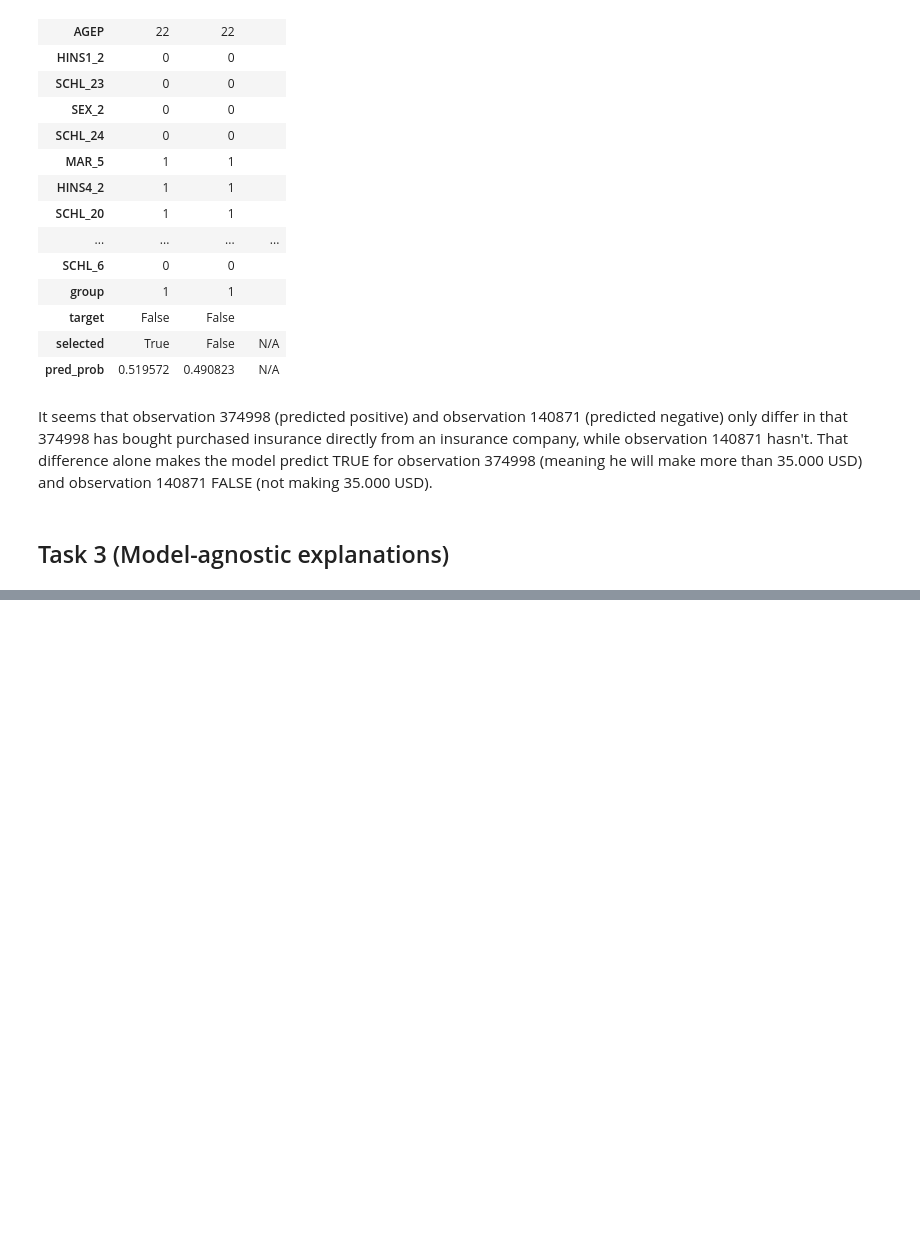
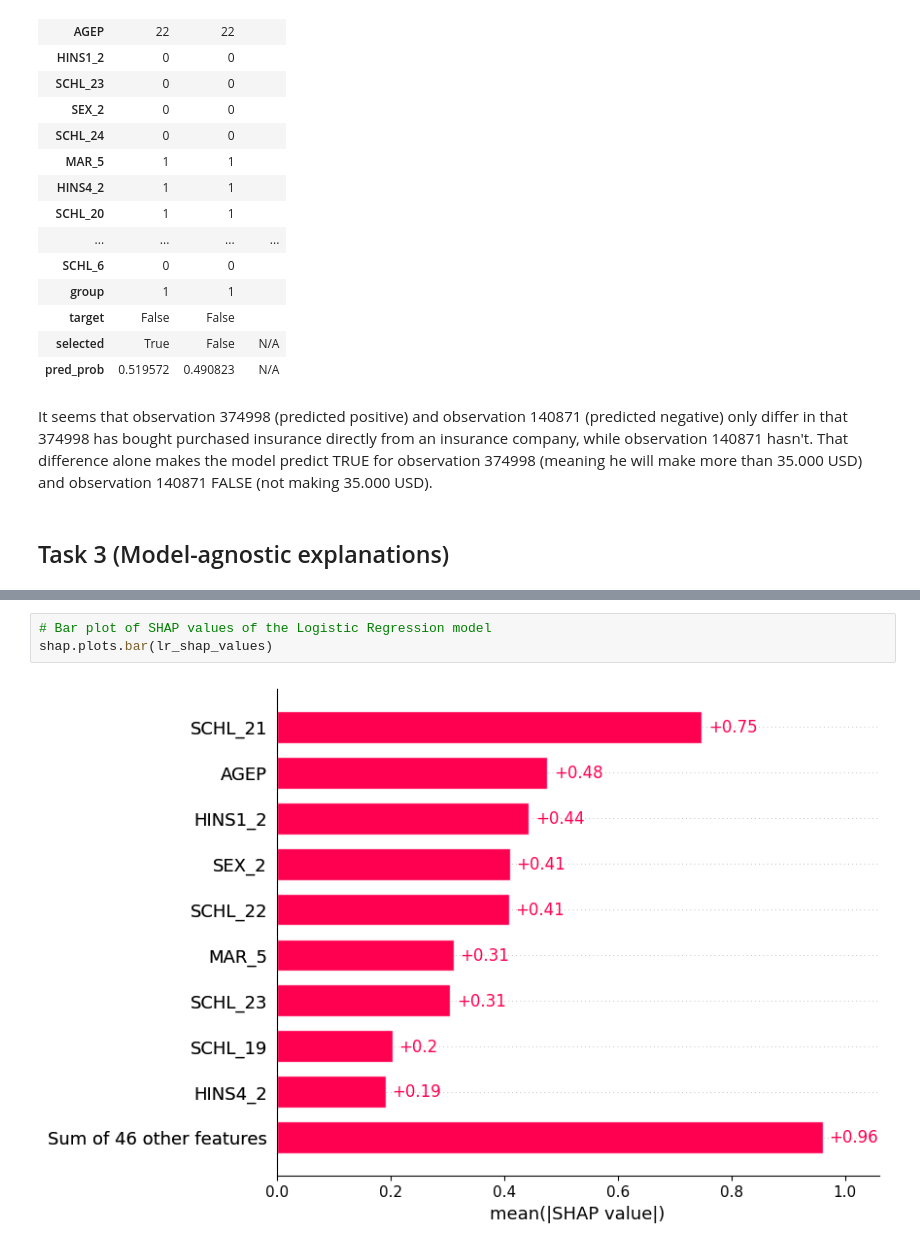
Before and after one commit to const5craciun/algo_fair, a Jupyter notebook: Notebook.ipynb, the cells around one changed output, grey strips where cells are left out. Saved outputs shown, nothing was run; the diff lists cells and outputs as text; blank space fills up the shorter version.

```diff
--- a/Notebook.ipynb
+++ b/Notebook.ipynb
@@ -797,0 +796,5 @@ shap.summary_plot(shap_values, X_test_array)
+# %%
+# Bar plot of SHAP values of the Logistic Regression model
+shap.plots.bar(lr_shap_values)
+# %% [output]
+[figure, added]
```
Also changed, not shown: parts of 13 cells of this notebook, 2 other files.
